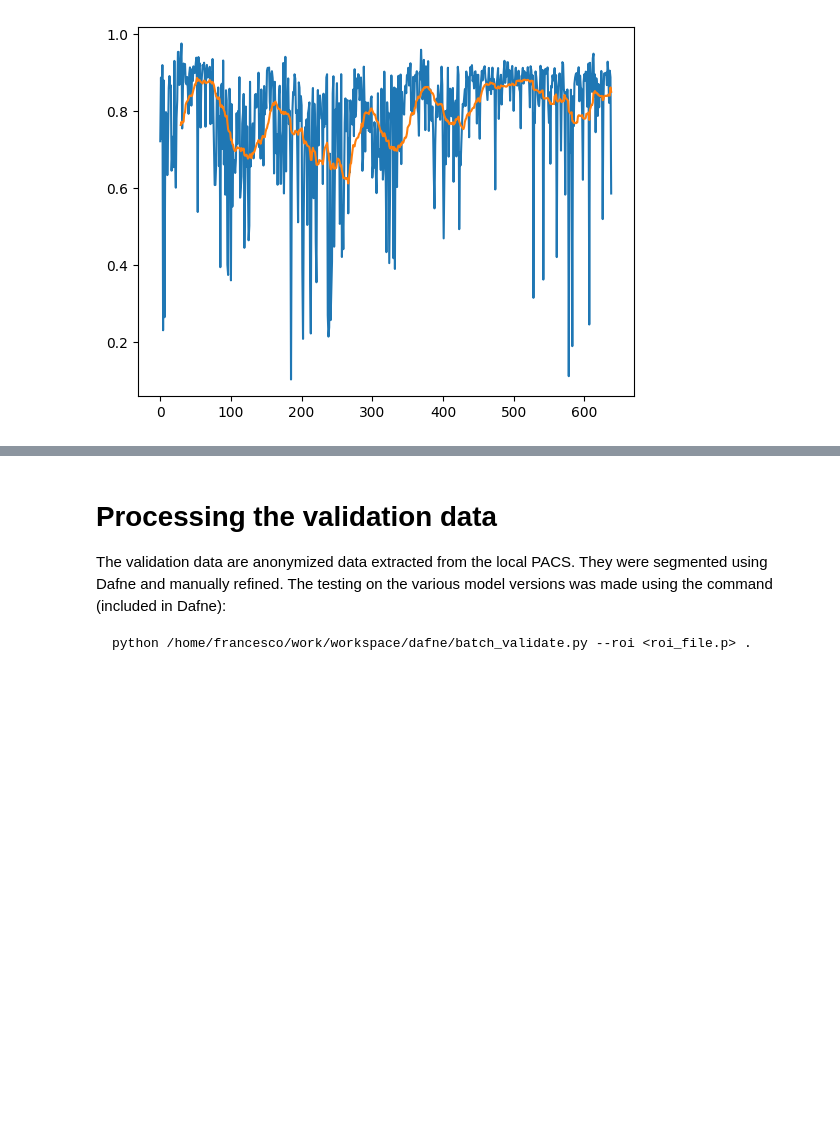
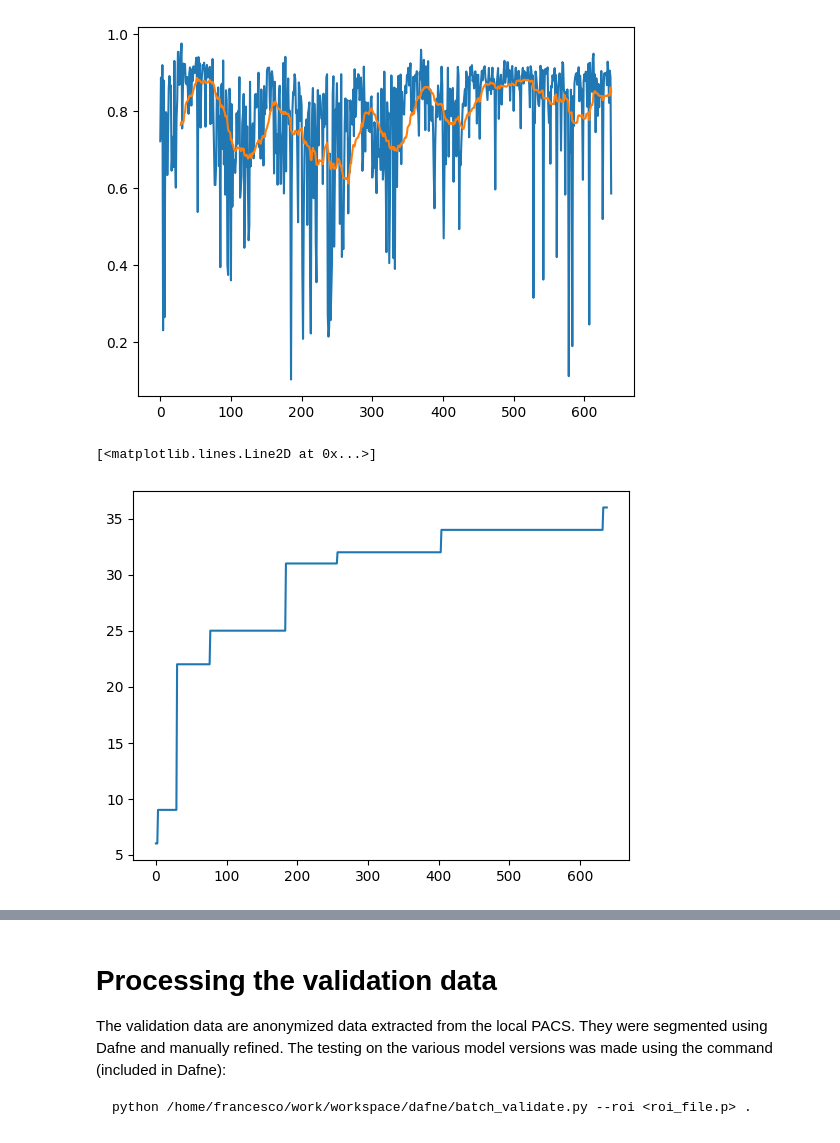
Before and after one commit to dafne-imaging/dafne-evaluation, a Jupyter notebook: dafne_figures.ipynb, the cells around one changed output, grey strips where cells are left out. Drawn from its saved outputs; the diff is of its cells as text; code cells hidden in the pictures; blank space fills up the shorter version.

Commit message:
User statistics

```diff
--- a/dafne_figures.ipynb
+++ b/dafne_figures.ipynb
@@ -88,6 +103,14 @@ def extract_dice(line):
 dice_messages_mask = sub_frame['Message'].str.contains('client dice')
 dice_messages_frame = sub_frame[dice_messages_mask]
 dice_scores = dice_messages_frame['Message'].apply(extract_dice)
-dice_scores = dice_scores[dice_scores > 0]
-dice_scores.info()
+
+def extract_user(line):
+    m = re.search('upload_model accessed by ([0-9]+)', line)
+    if not m: return None
+    return int(m.group(1))
+
+users = dice_messages_frame['Message'].apply(extract_user)
+
+users_and_dice = pd.DataFrame({'User': users, 'Dice': dice_scores})
+print(users_and_dice)
 # %% [output]
@@ -101,0 +132,4 @@ memory usage: 10.3 KB
+# %%
+users_and_dice_filt = users_and_dice[users_and_dice['Dice'] > 0.1]
+users_and_dice_filt = users_and_dice_filt[users_and_dice_filt['Dice'] < 0.99]
+print(users_and_dice_filt)
@@ -134,3 +181,17 @@ plt.plot(average_y)
 # %% [output]
 [<matplotlib.lines.Line2D at 0x...>]
 [figure]
+# %%
+# Get user growth
+user_numbers = list(users_and_dice_filt['User'])
+max_user_list = []
+max_user = 0
+for user_number in user_numbers:
+    if user_number > max_user:
+        max_user = user_number
+    max_user_list.append(max_user)
+
+plt.plot(max_user_list)
+# %% [output]
+[<matplotlib.lines.Line2D at 0x...>]
+[figure, added]
```
Also changed, not shown: parts of 8 cells of this notebook, 2 other files.
